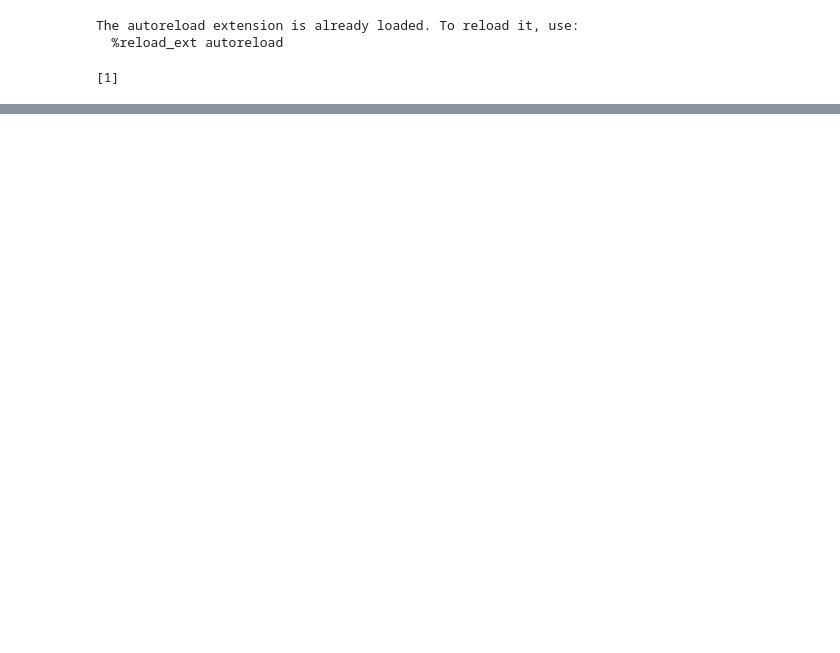
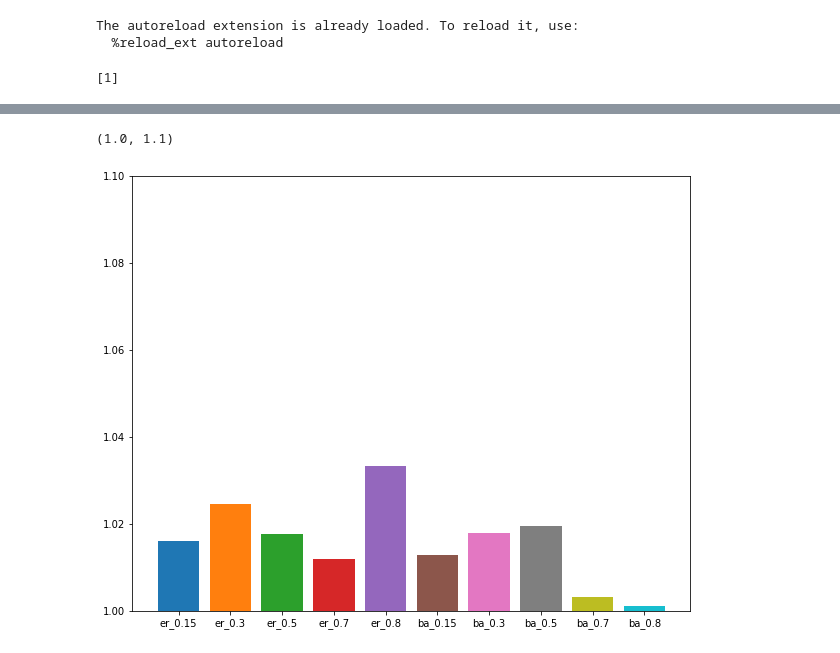
Before and after one commit to Nacujachu/Graph-generation-for-RL, a Jupyter notebook: torch-geo_test.ipynb, the cells around one changed output, grey strips where cells are left out. Cells and saved outputs as stored; diff of their text form; code cells hidden in the pictures; blank space fills up the shorter version.

```diff
--- a/torch-geo_test.ipynb
+++ b/torch-geo_test.ipynb
@@ -198,0 +261,16 @@ training  (30, 'er', 0.15)
+# %%
+#Train with all distribution
+#0309
+#tmp_data = deepcopy(performance_dict['er_0.15'])
+plt.figure(figsize=(10,8))
+idx = 0
+ticks_word = []
+for k , v in tmp_data.items():
+    plt.bar(idx,min(v))
+    idx += 1
+    ticks_word.append(k)
+plt.xticks(np.arange(len(tmp_data)),ticks_word)
+plt.ylim(1.0,1.1)
+# %% [output]
+(1.0, 1.1)
+[figure, added]
```
Also changed, not shown: parts of 6 cells of this notebook.
